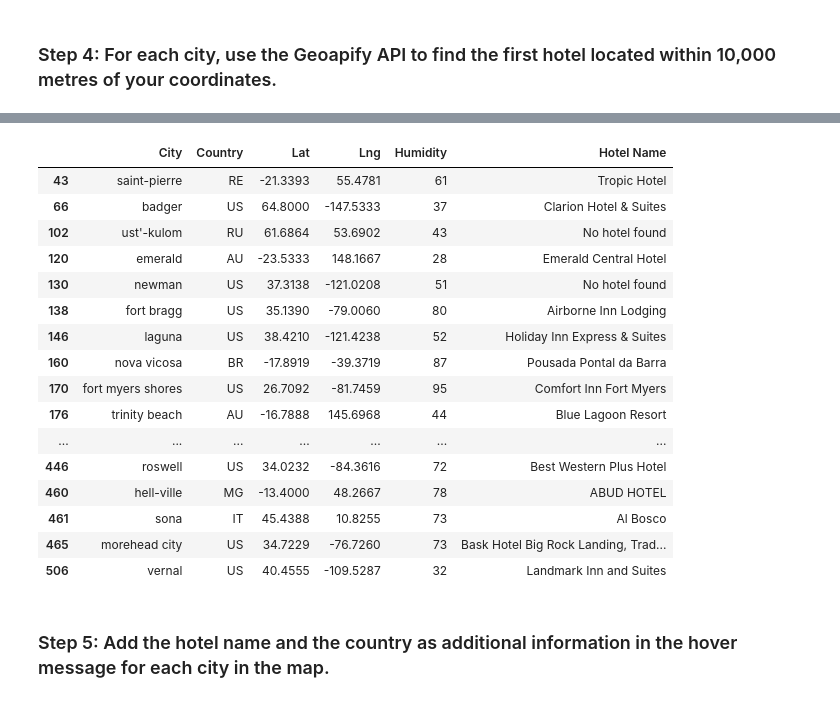
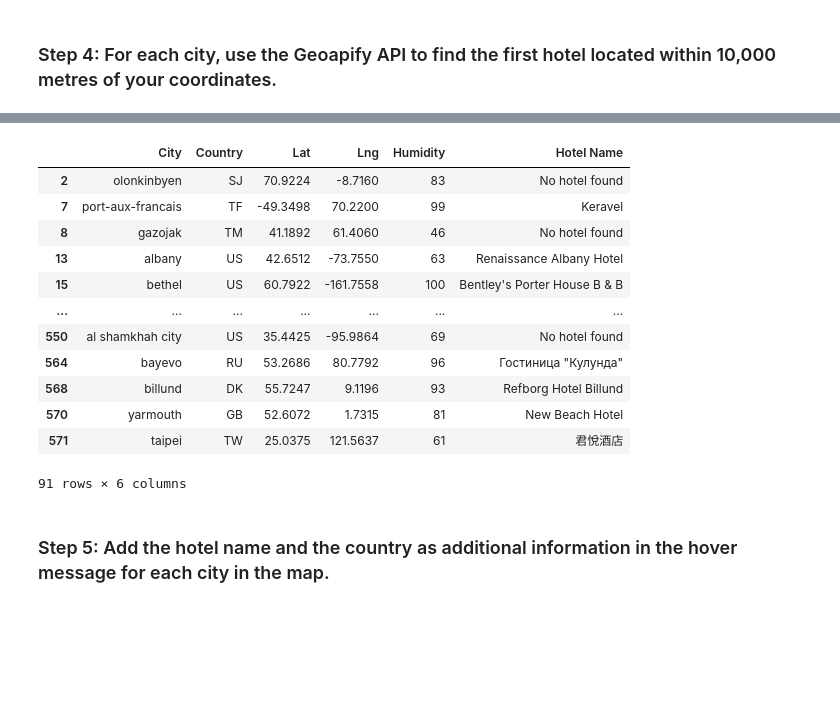
Before and after one commit to leowheeler1/python-api-challenge, a Jupyter notebook: weatherpy/VacationPy.ipynb, the cells around one changed output, grey strips where cells are left out. Saved outputs shown, nothing was run; the diff lists cells and outputs as text; code cells hidden in the pictures; blank space fills up the shorter version.

```diff
--- a/weatherpy/VacationPy.ipynb
+++ b/weatherpy/VacationPy.ipynb
@@ -56,12 +57,12 @@ mapplot
 city_data_df['tempc'] = city_data_df['Max Temp'] - 273.15
 
 # Narrow down cities that fit criteria and drop any results with null values
-city_data_df = city_data_df[(city_data_df['tempc'] < 20) & (city_data_df['tempc'] > 10)]
-city_data_df = city_data_df[city_data_df['Cloudiness'] > 10]
+idealdf = city_data_df[(city_data_df['tempc'] <= 15) & (city_data_df['tempc'] >= (-6))]
+idealdf2 = idealdf[~(idealdf['Cloudiness'] < 60)]
 # Drop any rows with null values
 
 
 # Display sample data
-city_data_df.head()
+idealdf2
 # %% [output]
 |  | City_ID | City | Lat | Lng | Max Temp | Humidity | Cloudiness | Wind Speed | Country | Date | ... |
@@ -74,7 +82,7 @@ city_data_df.head()
 ### Step 3: Create a new DataFrame called `hotel_df`.
 # %%
 # Use the Pandas copy function to create DataFrame called hotel_df to store the city, country, coordinates, and humidity
-hotel_df = city_data_df.copy()
+hotel_df = idealdf2.copy()
 hotel_df = hotel_df[['City', 'Country', 'Lat', 'Lng', 'Humidity']]
 # Add an empty column, "Hotel Name," to the DataFrame so you can store the hotel found using the Geoapify API
 hotel_df['Hotel Name'] = None
@@ -92,41 +100,39 @@ hotel_df.head()
 ### Step 4: For each city, use the Geoapify API to find the first hotel located within 10,000 metres of your coordinates.
 # %%
 # Set parameters to search for a hotel
-radius = # YOUR CODE HERE
+radius = 10000
 params = {
-    # YOUR CODE HERE
+    'apiKey':geoapify_key,
+    'categories':'accommodation.hotel',
+    'limit':1
 }
 
 # Print a message to follow up the hotel search
 print("Starting hotel search")
-
+i = 0
 # Iterate through the hotel_df DataFrame
 for index, row in hotel_df.iterrows():
     # get latitude, longitude from the DataFrame
-    # YOUR CODE HERE
-
+    lon = hotel_df.iloc[i, 3]
+    lat = hotel_df.iloc[i, 2]
     # Add the current city's latitude and longitude to the params dictionary
-    params["filter"] = # YOUR CODE HERE
-    params["bias"] = # YOUR CODE HERE
-
+    params["filter"] = f"circle:{lon},{lat},{radius}"
+    params["bias"] = f"proximity:{lon},{lat}"
     # Set base URL
     base_url = "https://api.geoapify.com/v2/places"
-
     # Make and API request using the params dictionary
-    name_address = # YOUR CODE HERE
-
+    name_address = requests.get(base_url, params = params)
     # Convert the API response to JSON format
-    name_address = # YOUR CODE HERE
-
+    name_address = name_address.json()
     # Grab the first hotel from the results and store the name in the hotel_df DataFrame
     try:
         hotel_df.loc[index, "Hotel Name"] = name_address["features"][0]["properties"]["name"]
     except (KeyError, IndexError):
         # If no hotel is found, set the hotel name as "No hotel found".
         hotel_df.loc[index, "Hotel Name"] = "No hotel found"
-
     # Log the search results
     print(f"{hotel_df.loc[index, 'City']} - nearest hotel: {hotel_df.loc[index, 'Hotel Name']}")
+    i+=1
 
 # Display sample data
 hotel_df
@@ -151,20 +157,16 @@ vernal - nearest hotel: Landmark Inn and Suites
 |  | City | Country | Lat | Lng | Humidity | Hotel Name |
-| 43 | saint-pierre | RE | -21.3393 | 55.4781 | 61 | Tropic Hotel |
-| 66 | badger | US | 64.8000 | -147.5333 | 37 | Clarion Hotel & Suites |
-| 102 | ust'-kulom | RU | 61.6864 | 53.6902 | 43 | No hotel found |
-| 120 | emerald | AU | -23.5333 | 148.1667 | 28 | Emerald Central Hotel |
-| 130 | newman | US | 37.3138 | -121.0208 | 51 | No hotel found |
-| 138 | fort bragg | US | 35.1390 | -79.0060 | 80 | Airborne Inn Lodging |
-| 146 | laguna | US | 38.4210 | -121.4238 | 52 | Holiday Inn Express & Suites |
-| 160 | nova vicosa | BR | -17.8919 | -39.3719 | 87 | Pousada Pontal da Barra |
-| 170 | fort myers shores | US | 26.7092 | -81.7459 | 95 | Comfort Inn Fort Myers |
-| 176 | trinity beach | AU | -16.7888 | 145.6968 | 44 | Blue Lagoon Resort |
+| 2 | olonkinbyen | SJ | 70.9224 | -8.7160 | 83 | No hotel found |
+| 7 | port-aux-francais | TF | -49.3498 | 70.2200 | 99 | Keravel |
+| 8 | gazojak | TM | 41.1892 | 61.4060 | 46 | No hotel found |
+| 13 | albany | US | 42.6512 | -73.7550 | 63 | Renaissance Albany Hotel |
+| 15 | bethel | US | 60.7922 | -161.7558 | 100 | Bentley's Porter House B & B |
 | ... | ... | ... | ... | ... | ... | ... |
-| 446 | roswell | US | 34.0232 | -84.3616 | 72 | Best Western Plus Hotel |
-| 460 | hell-ville | MG | -13.4000 | 48.2667 | 78 | ABUD HOTEL |
-| 461 | sona | IT | 45.4388 | 10.8255 | 73 | Al Bosco |
-| 465 | morehead city | US | 34.7229 | -76.7260 | 73 | Bask Hotel Big Rock Landing, Trad... |
-| 506 | vernal | US | 40.4555 | -109.5287 | 32 | Landmark Inn and Suites |
+| 550 | al shamkhah city | US | 35.4425 | -95.9864 | 69 | No hotel found |
+| 564 | bayevo | RU | 53.2686 | 80.7792 | 96 | Гостиница "Кулунда" |
+| 568 | billund | DK | 55.7247 | 9.1196 | 93 | Refborg Hotel Billund |
+| 570 | yarmouth | GB | 52.6072 | 1.7315 | 81 | New Beach Hotel |
+| 571 | taipei | TW | 25.0375 | 121.5637 | 61 | 君悅酒店 |
+91 rows × 6 columns
 # %% [markdown]
 ### Step 5: Add the hotel name and the country as additional information in the hover message for each city in the map.
 # %%
```
Also changed, not shown: parts of 5 cells of this notebook.
